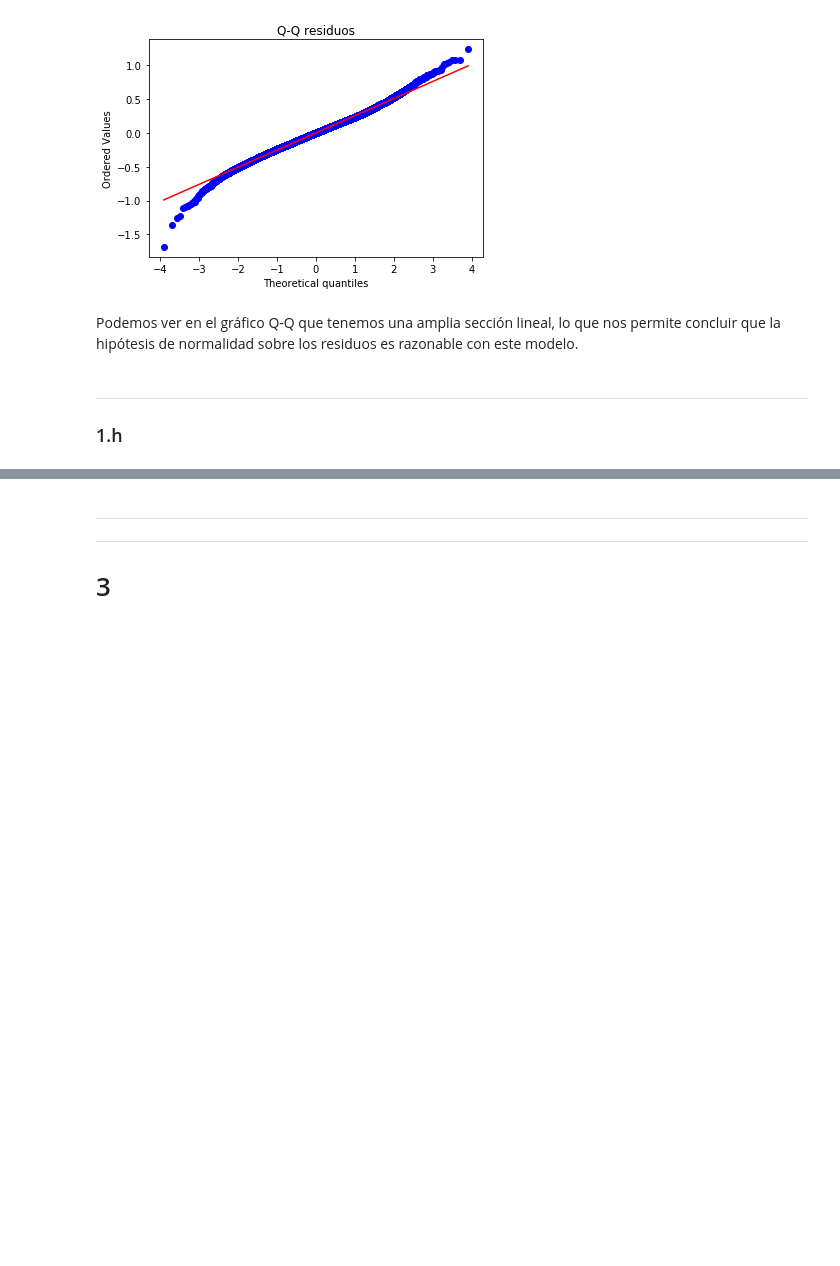
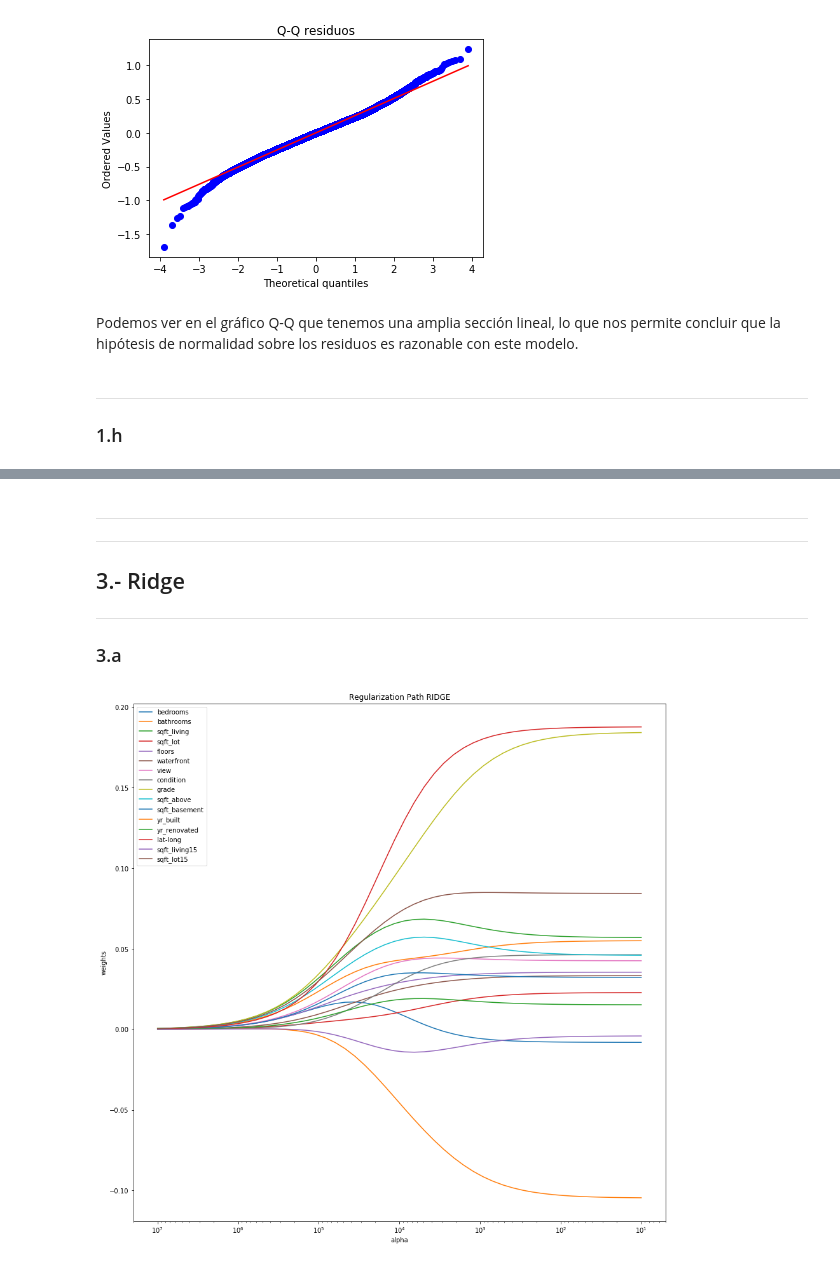
Before and after one commit to vlizanae/INF393, a Jupyter notebook: tarea-1/tarea-1.ipynb, the cells around one changed output, grey strips where cells are left out. Drawn from its saved outputs; the diff is of its cells as text; code cells hidden in the pictures; blank space fills up the shorter version.

Commit message:
avance 3 y datasets 4

```diff
--- a/tarea-1/tarea-1.ipynb
+++ b/tarea-1/tarea-1.ipynb
@@ -141,20 +147,3 @@ linreg.fit(Xtrain, ytrain)
 Ponemos `fit_intercept=False` ya que normalizamos previamente la data.
 `Xtrain` es nuestro _train set_, con un 70% de los datos para poder hacer _validation_.
 `ytrain` es el 70% del _target_. Sobre ellos se realizará LS.
-# %%
-X = df_scaled.iloc[:, 1:] # integer-location, for selection
-N = X.shape[0] # N, dataset size
-X.insert(X.shape[1], "intercept", np.ones(N))
-y = df_scaled["price"]
-
-mask = np.zeros(X.shape[0])
-limit = int(X.shape[0] * 0.7)
-mask[:limit] = 1
-istrain = (mask == 1)
-Xtrain = X[istrain]
-ytrain = y[istrain]
-Xtest = X[np.logical_not(istrain)]
-ytest = y[np.logical_not(istrain)]
-
-linreg = lm.LinearRegression(fit_intercept=False)
-linreg.fit(Xtrain, ytrain)
@@ -162,0 +150,3 @@ LinearRegression(copy_X=True, fit_intercept=False, n_jobs=1, normalize=False)
+# %%
+linreg = lm.LinearRegression(fit_intercept = False)
+linreg.fit(df_scaled_train, ytrain)
@@ -493,4 +474,41 @@ delta/delta = 0.0036652401068388435
 ---
 
 ---
-# 3
+## 3.- Ridge
+---
+
+### 3.a
+# %%
+Dtrain = df_scaled_train.copy()
+Dtrain = Dtrain.drop('intercept', axis=1)
+
+names_regressors = ["bedrooms","bathrooms","sqft_living","sqft_lot","floors","waterfront","view",
+"condition","grade","sqft_above","sqft_basement","yr_built","yr_renovated","lat-long",
+"sqft_living15","sqft_lot15"]
+
+# alphas_ = np.logspace(4,-1,base=10)
+alphas_ = np.logspace(7,1,base=10)
+coefs = []
+model = Ridge(fit_intercept=True,solver='svd')
+for a in alphas_:
+    model.set_params(alpha=a)
+    model.fit(Dtrain, ytrain)
+    coefs.append(model.coef_)
+
+plt.figure(figsize=(15,15))
+ax = plt.gca()
+for y_arr, label in zip(np.squeeze(coefs).T, names_regressors):
+#     print(alphas_.shape)
+#     print(y_arr.shape)
+    plt.plot(alphas_, y_arr, label=label)
+plt.legend()
+ax.set_xscale('log')
+ax.set_xlim(ax.get_xlim()[::-1]) # reverse axis
+plt.xlabel('alpha')
+plt.ylabel('weights')
+plt.title('Regularization Path RIDGE')
+plt.axis('tight')
+plt.legend(loc=2)
+plt.show()
+# %% [output]
+[figure, added]
```
Also changed, not shown: parts of 23 cells of this notebook, 33 other files.
